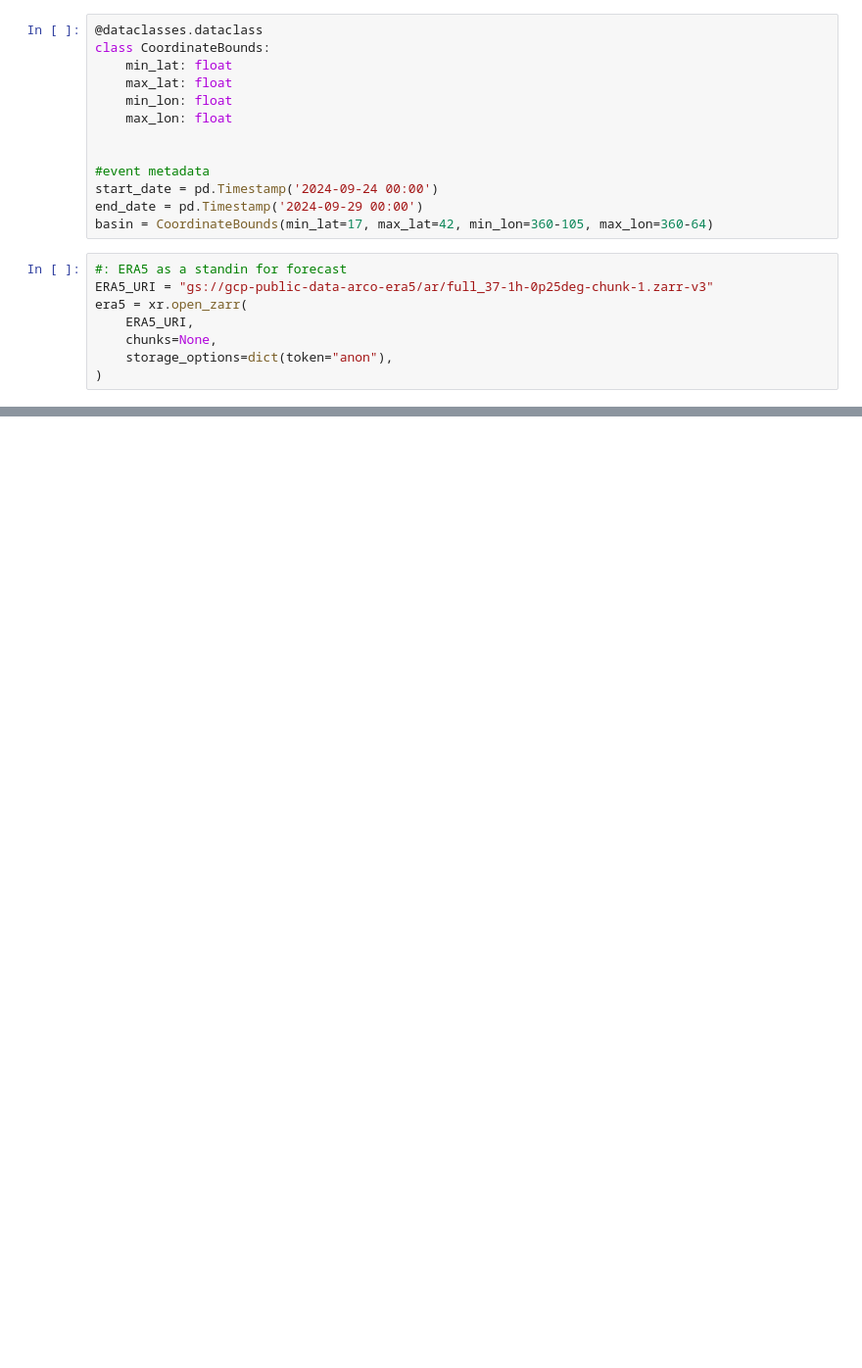
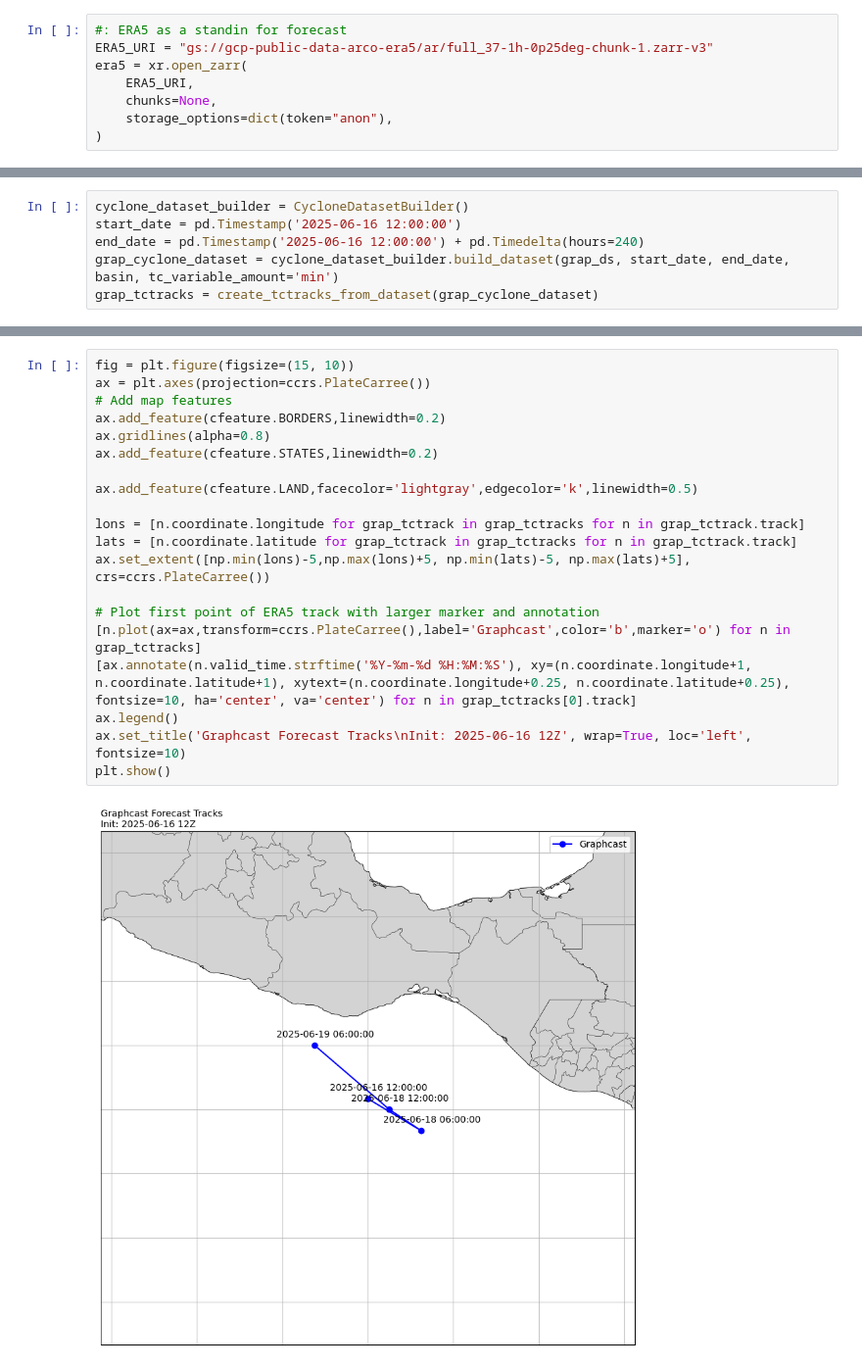
Before and after one commit to brightbandtech/ExtremeWeatherBench, a Jupyter notebook: dev/tropical_cyclone_basic.ipynb, the cells around one changed output, grey strips where cells are left out. Shown at 98% size. Cells and saved outputs as stored; diff of their text form; blank space fills up the shorter version.

```diff
--- a/dev/tropical_cyclone_basic.ipynb
+++ b/dev/tropical_cyclone_basic.ipynb
@@ -107,19 +119,6 @@ def remove_ocean_gridpoints(dataset: xr.Dataset,drop: bool = True) -> xr.Dataset
     land_mask = land_sea_mask == 0
     # Subset the dataset to only include land gridpoints
     return dataset.where(land_mask, drop=drop)
-# %%
-@dataclasses.dataclass
-class CoordinateBounds:
-    min_lat: float
-    max_lat: float
-    min_lon: float
-    max_lon: float
-
-
-#event metadata
-start_date = pd.Timestamp('2024-09-24 00:00')
-end_date = pd.Timestamp('2024-09-29 00:00')
-basin = CoordinateBounds(min_lat=17, max_lat=42, min_lon=360-105, max_lon=360-64)
 # %%
 #: ERA5 as a standin for forecast
 ERA5_URI = "gs://gcp-public-data-arco-era5/ar/full_37-1h-0p25deg-chunk-1.zarr-v3"
@@ -543,0 +546,6 @@ Coordinates:
+# %%
+cyclone_dataset_builder = CycloneDatasetBuilder()
+start_date = pd.Timestamp('2025-06-16 12:00:00')
+end_date = pd.Timestamp('2025-06-16 12:00:00') + pd.Timedelta(hours=240)
+grap_cyclone_dataset = cyclone_dataset_builder.build_dataset(grap_ds, start_date, end_date, basin, tc_variable_amount='min')
+grap_tctracks = create_tctracks_from_dataset(grap_cyclone_dataset)
@@ -543,0 +593,22 @@ Coordinates:
+# %%
+fig = plt.figure(figsize=(15, 10))
+ax = plt.axes(projection=ccrs.PlateCarree())
+# Add map features
+ax.add_feature(cfeature.BORDERS,linewidth=0.2)
+ax.gridlines(alpha=0.8)
+ax.add_feature(cfeature.STATES,linewidth=0.2)
+
+ax.add_feature(cfeature.LAND,facecolor='lightgray',edgecolor='k',linewidth=0.5)
+
+lons = [n.coordinate.longitude for grap_tctrack in grap_tctracks for n in grap_tctrack.track]
+lats = [n.coordinate.latitude for grap_tctrack in grap_tctracks for n in grap_tctrack.track]
+ax.set_extent([np.min(lons)-5,np.max(lons)+5, np.min(lats)-5, np.max(lats)+5], crs=ccrs.PlateCarree())
+
+# Plot first point of ERA5 track with larger marker and annotation
+[n.plot(ax=ax,transform=ccrs.PlateCarree(),label='Graphcast',color='b',marker='o') for n in grap_tctracks]
+[ax.annotate(n.valid_time.strftime('%Y-%m-%d %H:%M:%S'), xy=(n.coordinate.longitude+1, n.coordinate.latitude+1), xytext=(n.coordinate.longitude+0.25, n.coordinate.latitude+0.25), fontsize=10, ha='center', va='center') for n in grap_tctracks[0].track]
+ax.legend()
+ax.set_title('Graphcast Forecast Tracks\nInit: 2025-06-16 12Z', wrap=True, loc='left', fontsize=10)
+plt.show()
+# %% [output]
+[figure, added]
```
Also changed, not shown: parts of 44 cells of this notebook.
